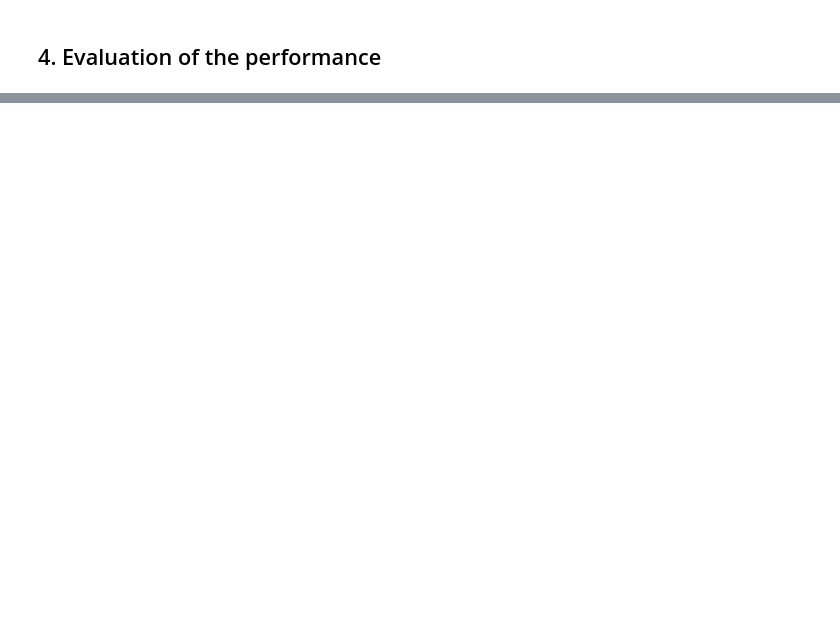
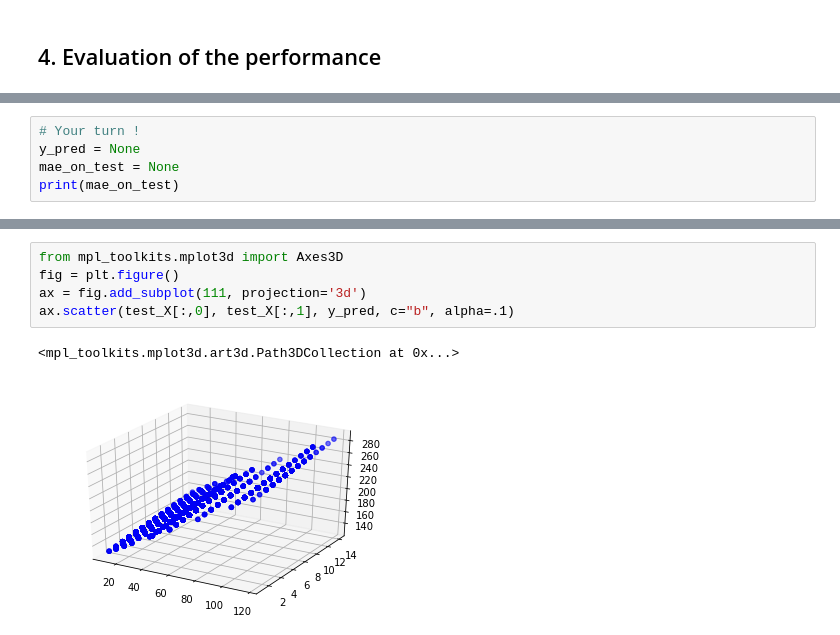
Before and after one commit to arnauddelaunay/linkvalue-datascience-training, a Jupyter notebook: Notebook_3.ipynb, the cells around one changed output, grey strips where cells are left out. Drawn from its saved outputs; the diff is of its cells as text; blank space fills up the shorter version.

```diff
--- a/Notebook_3.ipynb
+++ b/Notebook_3.ipynb
@@ -54,0 +94,5 @@ from sklearn.metrics import mean_absolute_error, mean_squared_error
+# %%
+# Your turn !
+y_pred = None
+mae_on_test = None
+print(mae_on_test)
@@ -54,0 +113,8 @@ from sklearn.metrics import mean_absolute_error, mean_squared_error
+# %%
+from mpl_toolkits.mplot3d import Axes3D
+fig = plt.figure()
+ax = fig.add_subplot(111, projection='3d')
+ax.scatter(test_X[:,0], test_X[:,1], y_pred, c="b", alpha=.1)
+# %% [output]
+<mpl_toolkits.mplot3d.art3d.Path3DCollection at 0x...>
+[figure, added]
```
Also changed, not shown: parts of 17 cells of this notebook.
